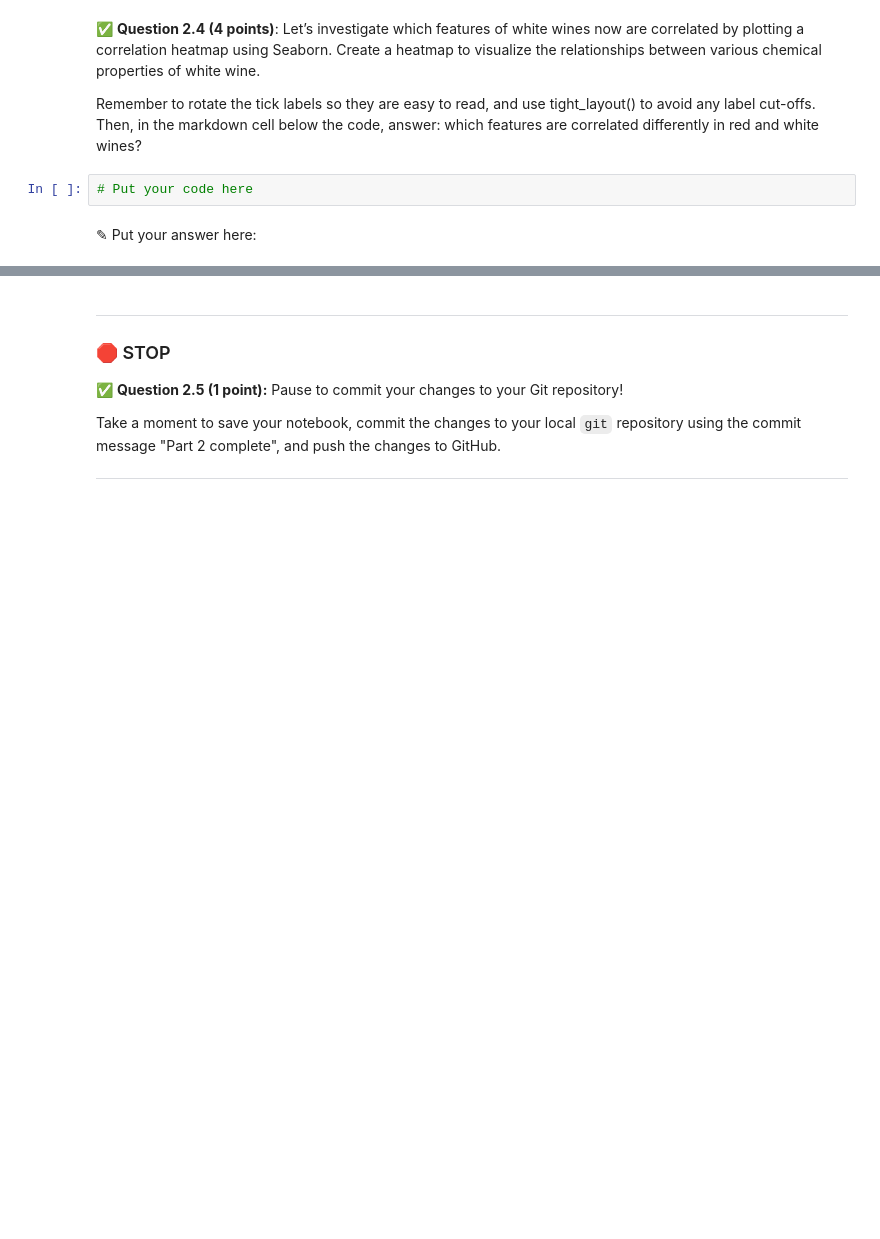
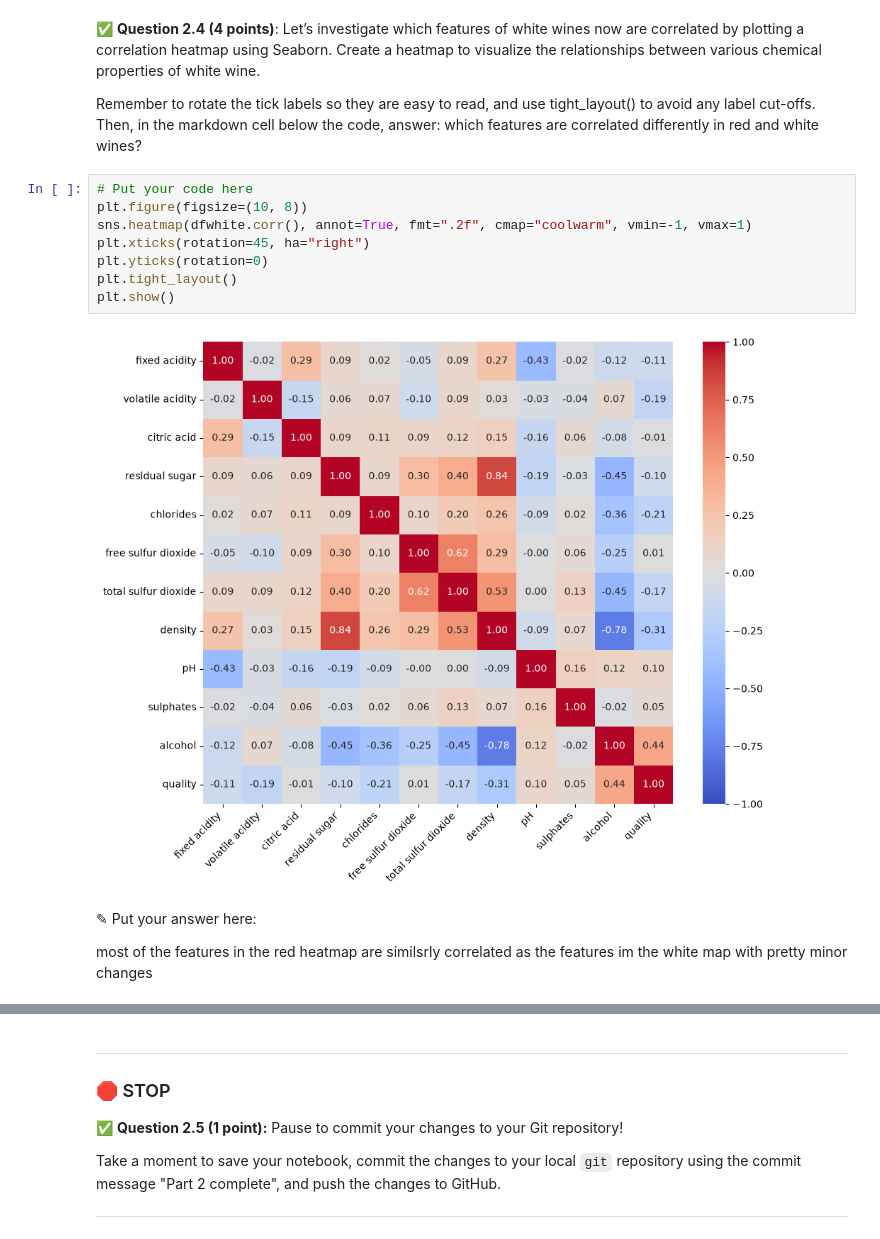
Before and after one commit to Dhruti0207-B/CMSE202-f26-turnin, a Jupyter notebook: hw-03/HW03-Regression-STUDENT.ipynb, the cells around one changed output, grey strips where cells are left out. Saved outputs shown, nothing was run; the diff lists cells and outputs as text; blank space fills up the shorter version.

```diff
--- a/hw-03/HW03-Regression-STUDENT.ipynb
+++ b/hw-03/HW03-Regression-STUDENT.ipynb
@@ -215,8 +278,18 @@ Remember to rotate the tick labels so they are easy to read, and use tight_layou
 Then, in the markdown cell below the code, answer: which features are correlated differently in red and white wines?
 # %%
 # Put your code here
+plt.figure(figsize=(10, 8))
+sns.heatmap(dfwhite.corr(), annot=True, fmt=".2f", cmap="coolwarm", vmin=-1, vmax=1)
+plt.xticks(rotation=45, ha="right")
+plt.yticks(rotation=0)
+plt.tight_layout()
+plt.show()
+# %% [output]
+[figure, added]
 # %% [markdown]
 <font size=+3>&#9998;</font> Put your answer here:
+
+most of the features in the red heatmap are similsrly correlated as the features im the white map with pretty minor changes
 # %% [markdown]
 <!-- END QUESTION -->
 <!-- DO NOT MODIFY OR DELETE THIS CELL. Make sure your solution to the question above is in the cell(s) above this one. -->
```
Also changed, not shown: parts of 8 cells of this notebook, 3 other files.
